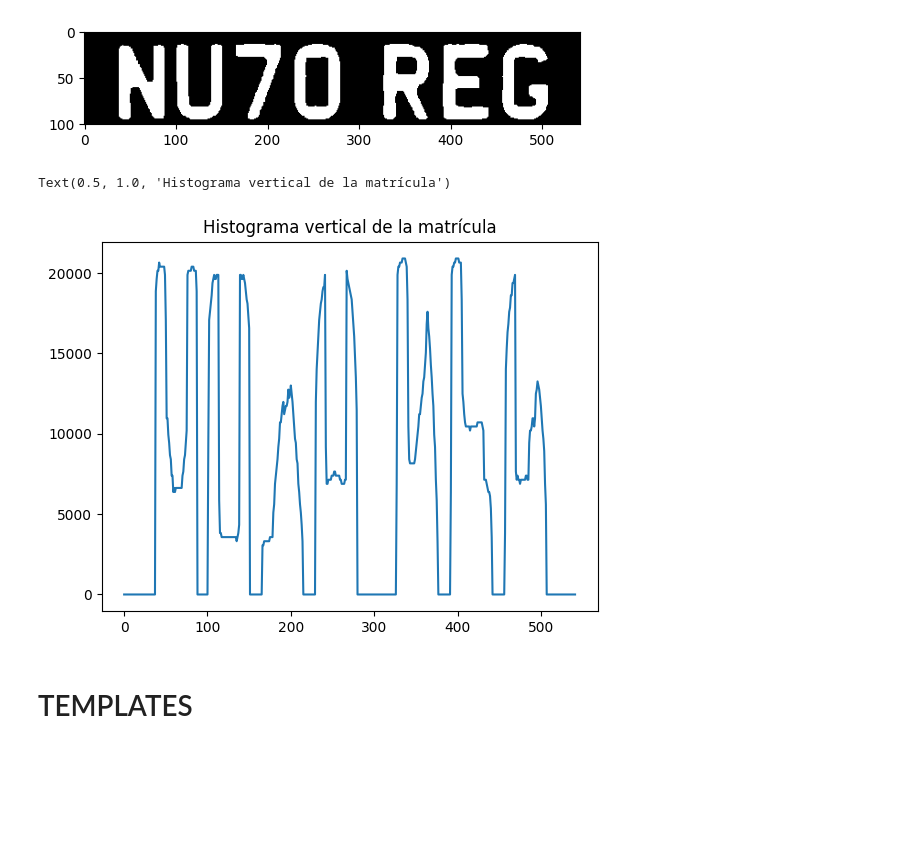
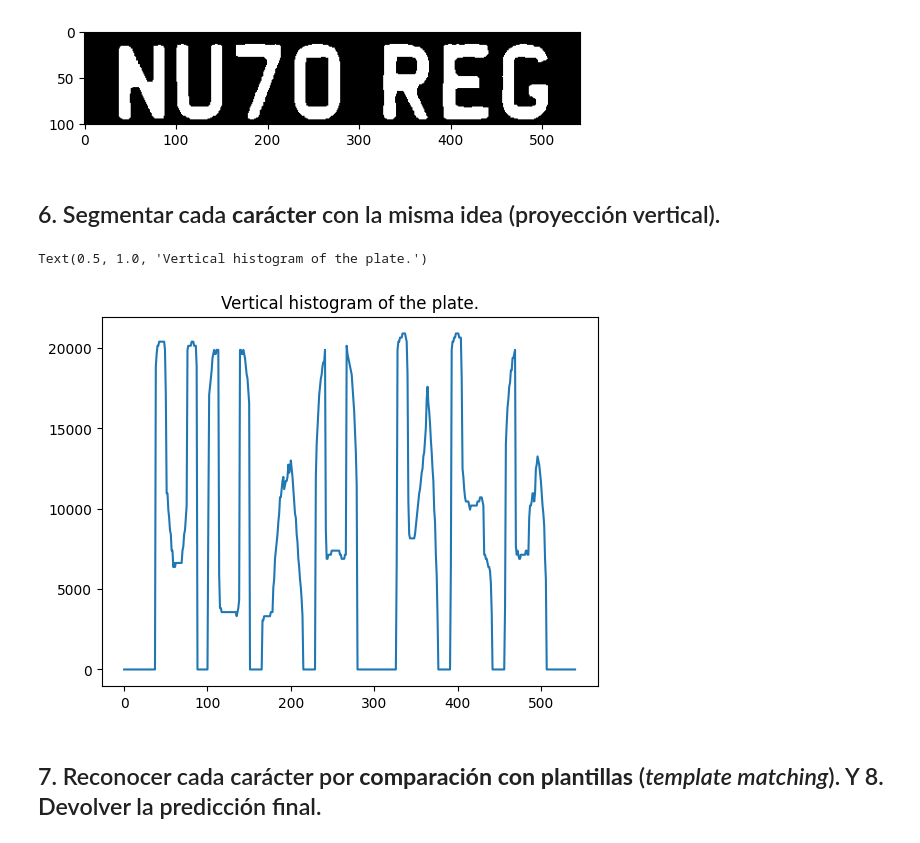
Before and after one commit to SantiCam123/Deteccion_Matriculas, a Jupyter notebook: enunciado_computer_vision.ipynb, the cells around one changed output. Saved outputs shown, nothing was run; the diff lists cells and outputs as text; code cells hidden in the pictures; blank space fills up the shorter version.

```diff
--- a/enunciado_computer_vision.ipynb
+++ b/enunciado_computer_vision.ipynb
@@ -123,9 +141,12 @@ Cluster 8: RGB = [16 15 16]
 # %%
 yellow = [250, 250, 20]
 
-dist = np.sum((centers - yellow) ** 2, axis=1) # Euclidean distance squared
+# euclidean distance squared to see which cluster is closer to yellow
+dist = np.sqrt(np.sum((centers - yellow) ** 2, axis=1))
 
-yellow_cluster_idx = np.argmin(dist) # Index of the closest cluster (yellow)
+# index of the closest cluster (yellow)
+smallest_distance = np.where(dist==np.amin(dist))
+yellow_cluster_idx = np.argmin(dist)
 
-print(f"Nearest Cluster similar to Yellow is the {yellow_cluster_idx + 1} with RGB = {centers[yellow_cluster_idx]}")
+print(f"Nearest cluster similar to yellow is the {yellow_cluster_idx + 1} with RGB = {centers[smallest_distance]}")
 # %% [output]
@@ -176,21 +212,26 @@ plt.imshow(matricula_recortada, cmap='gray')
 <matplotlib.image.AxesImage at 0x...>
 [figure]
 # %%
-kernel = np.ones((5, 5), np.uint8) # Define a 5x5 kernel for morphological operations
+# 4. 5x5 kernel for morphological operations
+kernel = np.ones((5, 5), np.uint8)
 
-dilation = cv2.erode(matricula_recortada, kernel, iterations=1) # Erode to remove small noise and separate characters
+# erode to remove small noise and separate characters
+erode = cv2.erode(matricula_recortada, kernel, iterations=1)
 
-plt.imshow(dilation, cmap='gray')
+plt.imshow(erode, cmap='gray')
 # %% [output]
 <matplotlib.image.AxesImage at 0x...>
 [figure]
+# %% [markdown]
+## 6. Segmentar cada **carácter** con la misma idea (proyección vertical).
 # %%
-vertical_sum = np.sum(dilation, axis=0) # Vertically sum the pixel values to get a histogram of character density across the width of the license plate
+# vertically sum the pixel values for the histogram
+vertical_sum = np.sum(erode, axis=0)
 
 plt.plot(vertical_sum)
 
-plt.title("Histograma vertical de la matrícula")
+plt.title("Vertical histogram of the plate.")
 # %% [output]
-Text(0.5, 1.0, 'Histograma vertical de la matrícula')
+Text(0.5, 1.0, 'Vertical histogram of the plate.')
-[figure, old version]
+[figure, new version]
 # %%
@@ -211,7 +258,7 @@ for i, (start, end) in enumerate(character_positions): # Extract and save each c
     cv2.imwrite(f'char_{i}.png', 255 - char)
     char_arr.append(char.copy())
-# %% [markdown]
-# TEMPLATES
+# %% [markdown]
+## 7. Reconocer cada carácter por **comparación con plantillas** (*template matching*). Y 8. Devolver la predicción final.
 # %%
 TEMPLATE_H = 45
 TEMPLATE_W = 33
```
Also changed, not shown: parts of 18 cells of this notebook.
